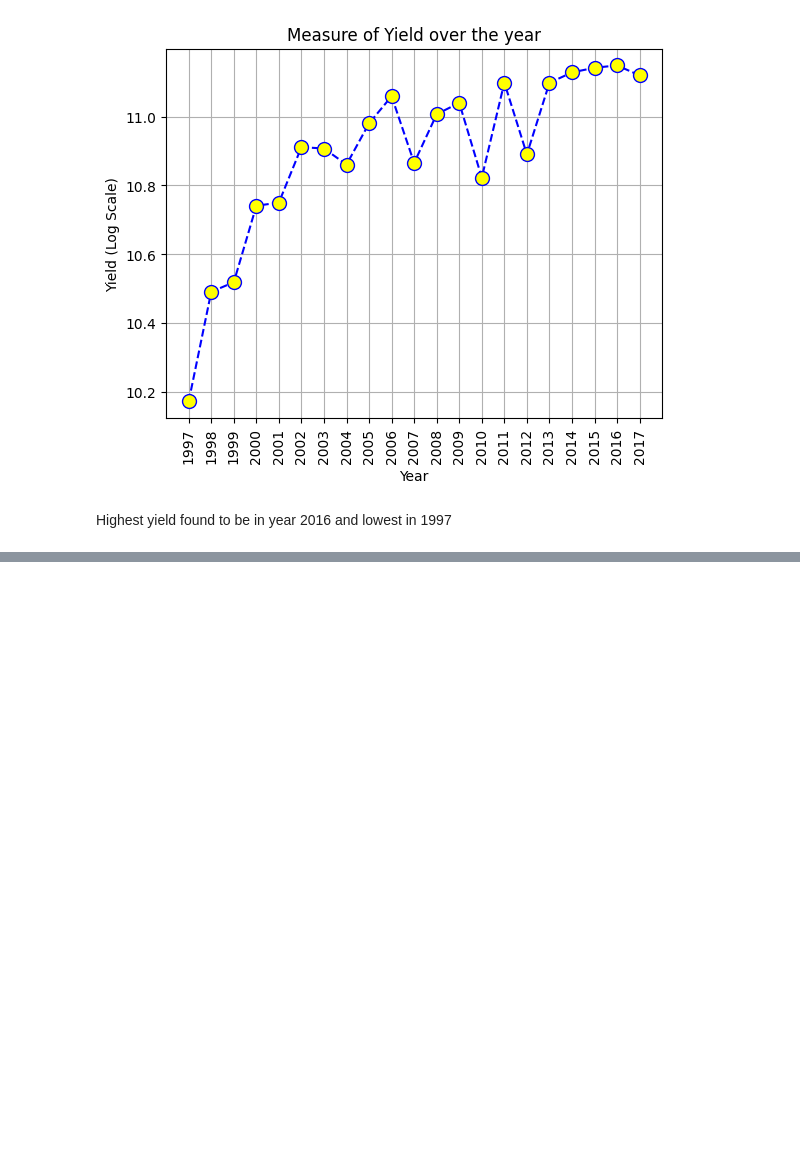
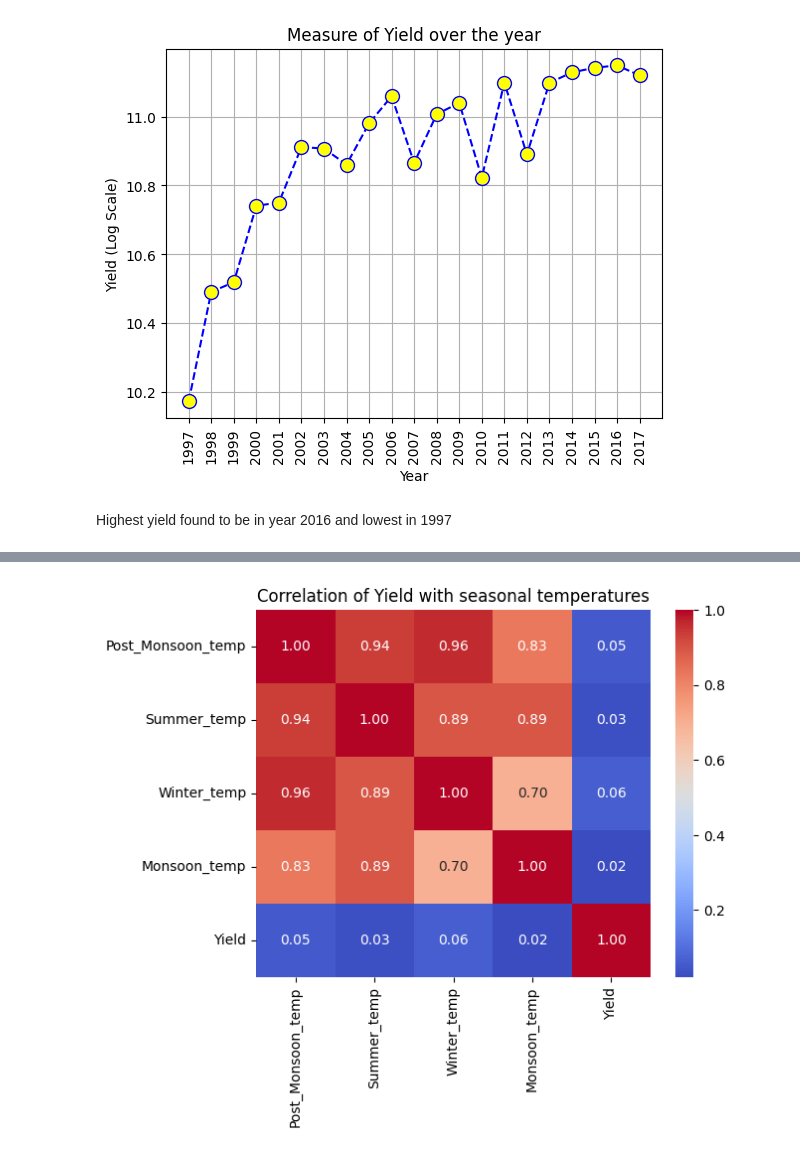
Before and after one commit to Sneha-s-kumarr/ICTAK_DSA_FinalProject, a Jupyter notebook: Crop_Yield_prediction_regression_task.ipynb, the cells around one changed output, grey strips where cells are left out. Cells and saved outputs as stored; diff of their text form; code cells hidden in the pictures; blank space fills up the shorter version.

```diff
--- a/Crop_Yield_prediction_regression_task.ipynb
+++ b/Crop_Yield_prediction_regression_task.ipynb
@@ -529,3 +555,14 @@ Highest yield found to be in year 2016 and lowest in 1997
 # jan-feb, mar-may rain vs yield
 # which plot to be used
 # chatgpt
+# %%
+# Temparature periods' correlation with Yield
+
+temp_cols = ['Post_Monsoon_temp','Summer_temp','Winter_temp','Monsoon_temp','Yield']
+corr= yield_df[temp_cols].corr()
+
+sns.heatmap(corr, annot= True, cmap= 'coolwarm', fmt= ".2f")
+plt.title('Correlation of Yield with seasonal temperatures')
+plt.show()
+# %% [output]
+[figure, added]
```
Also changed, not shown: parts of 10 cells of this notebook.
